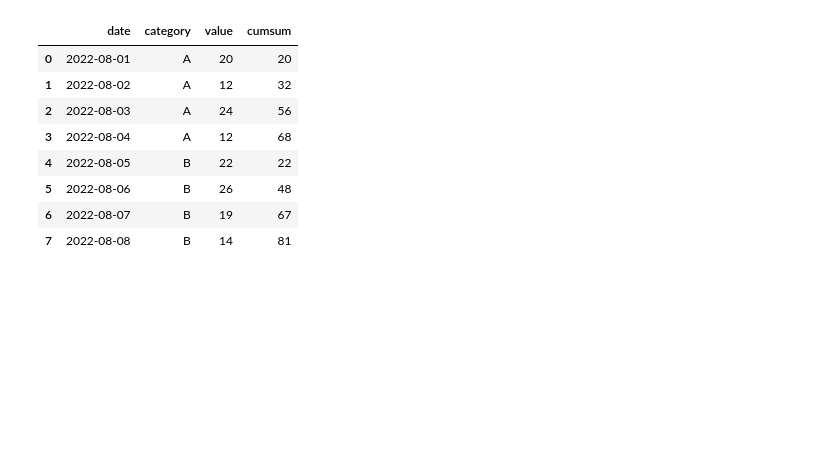
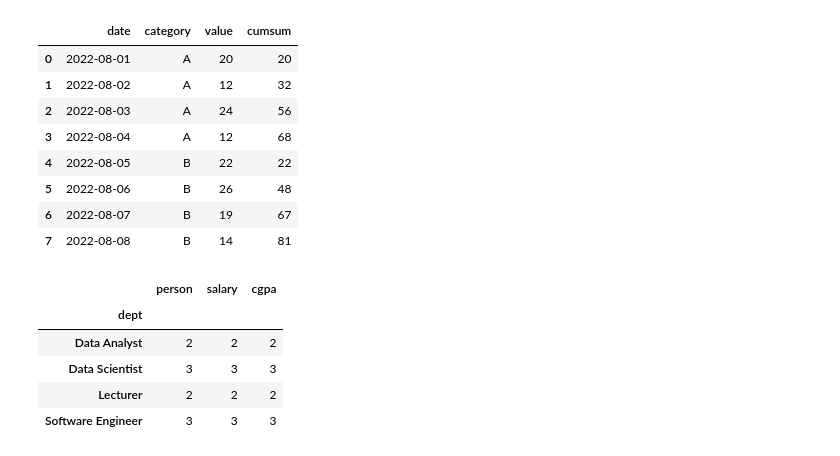
Before and after one commit to ShakilM26/Pandas, a Jupyter notebook: groupby_pandas.ipynb, the cells around one changed output. Saved outputs shown, nothing was run; the diff lists cells and outputs as text; code cells hidden in the pictures; blank space fills up the shorter version.

```diff
--- a/groupby_pandas.ipynb
+++ b/groupby_pandas.ipynb
@@ -257,0 +264,9 @@ f
+# %%
+new.groupby('dept').count()
+# %% [output]
+|  | person | salary | cgpa |
+| dept |  |  |  |
+| Data Analyst | 2 | 2 | 2 |
+| Data Scientist | 3 | 3 | 3 |
+| Lecturer | 2 | 2 | 2 |
+| Software Engineer | 3 | 3 | 3 |
```
Also changed, not shown: parts of 2 cells of this notebook.
